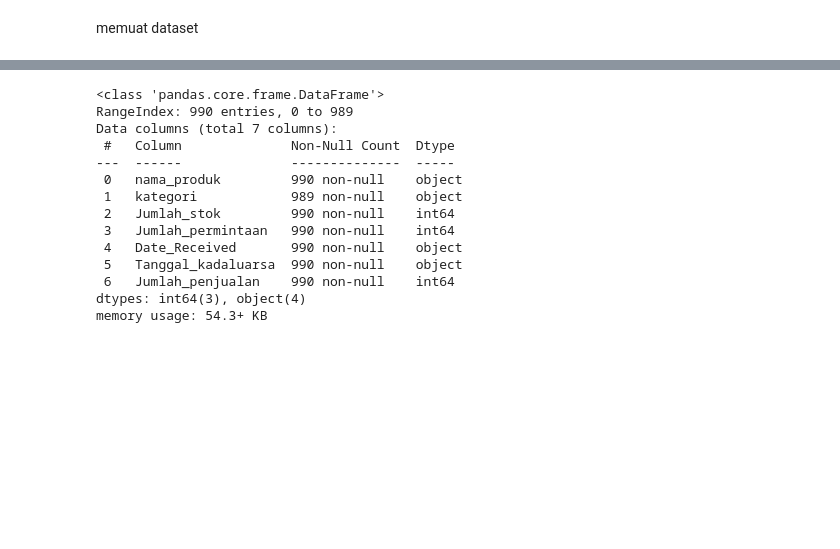
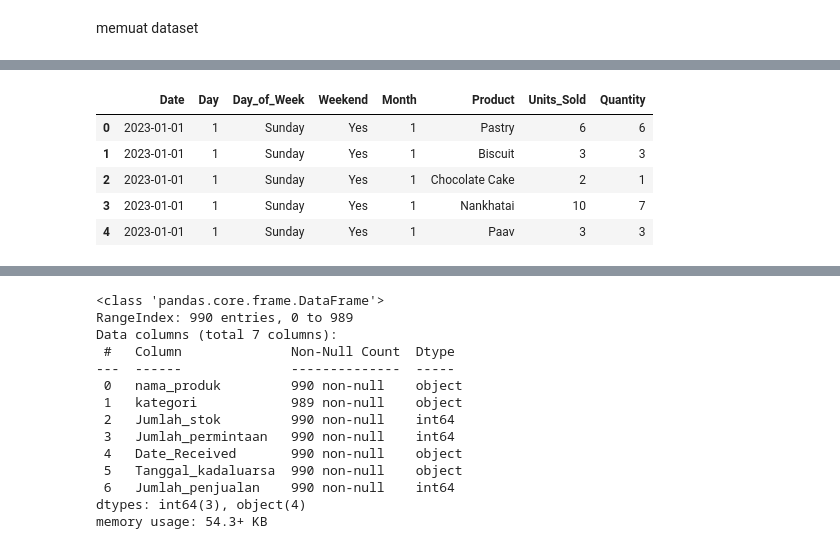
Before and after one commit to muktarsaputar/CAPSTONE_DB15, a Jupyter notebook: capstonedb15.ipynb, the cells around one changed output, grey strips where cells are left out. Saved outputs shown, nothing was run; the diff lists cells and outputs as text; code cells hidden in the pictures; blank space fills up the shorter version.

```diff
--- a/capstonedb15.ipynb
+++ b/capstonedb15.ipynb
@@ -52 +59,10 @@ df = df.drop(columns=kolom_dibuang, errors='ignore')
+# %%
+df_bersih.head()
+# %% [output]
+|  | Date | Day | Day_of_Week | Weekend | Month | Product | Units_Sold | Quantity |
+| 0 | 2023-01-01 | 1 | Sunday | Yes | 1 | Pastry | 6 | 6 |
+| 1 | 2023-01-01 | 1 | Sunday | Yes | 1 | Biscuit | 3 | 3 |
+| 2 | 2023-01-01 | 1 | Sunday | Yes | 1 | Chocolate Cake | 2 | 1 |
+| 3 | 2023-01-01 | 1 | Sunday | Yes | 1 | Nankhatai | 10 | 7 |
+| 4 | 2023-01-01 | 1 | Sunday | Yes | 1 | Paav | 3 | 3 |
 # %%
```
Also changed, not shown: parts of 16 cells of this notebook.
